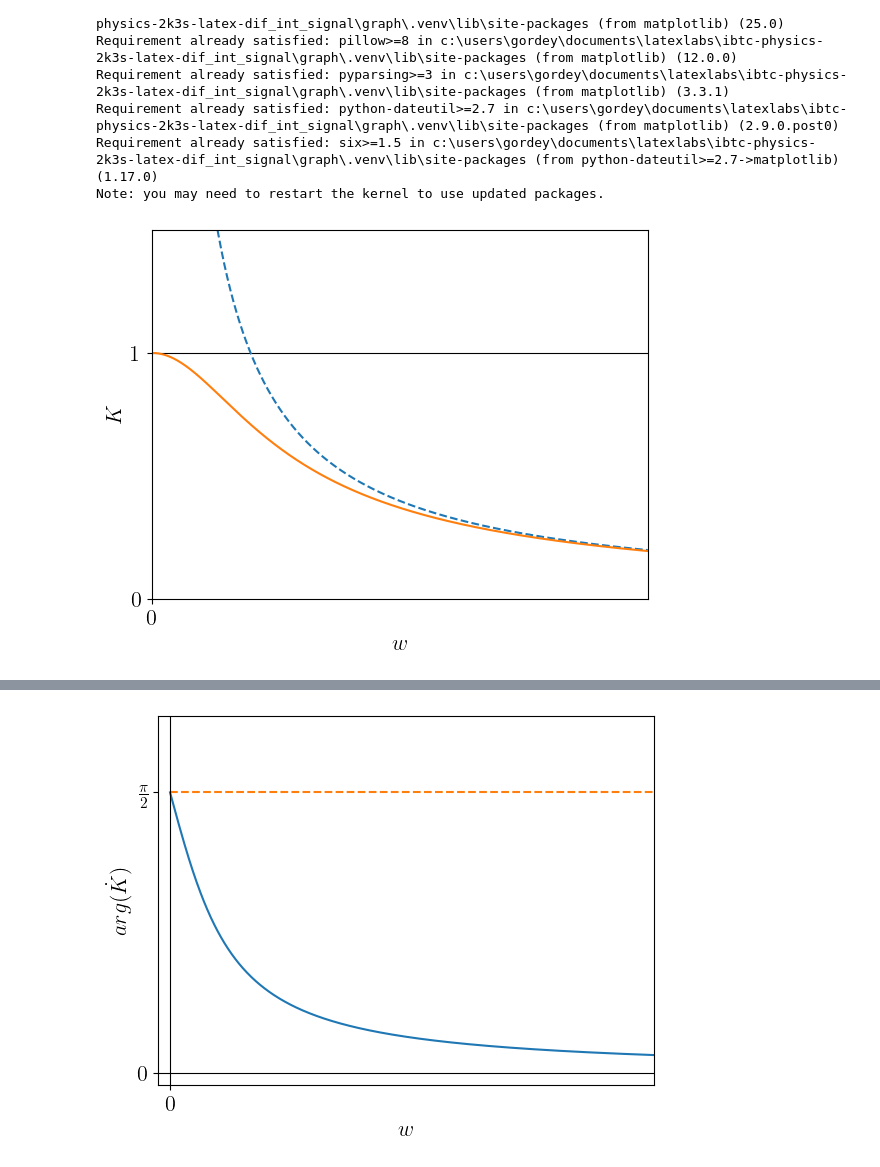
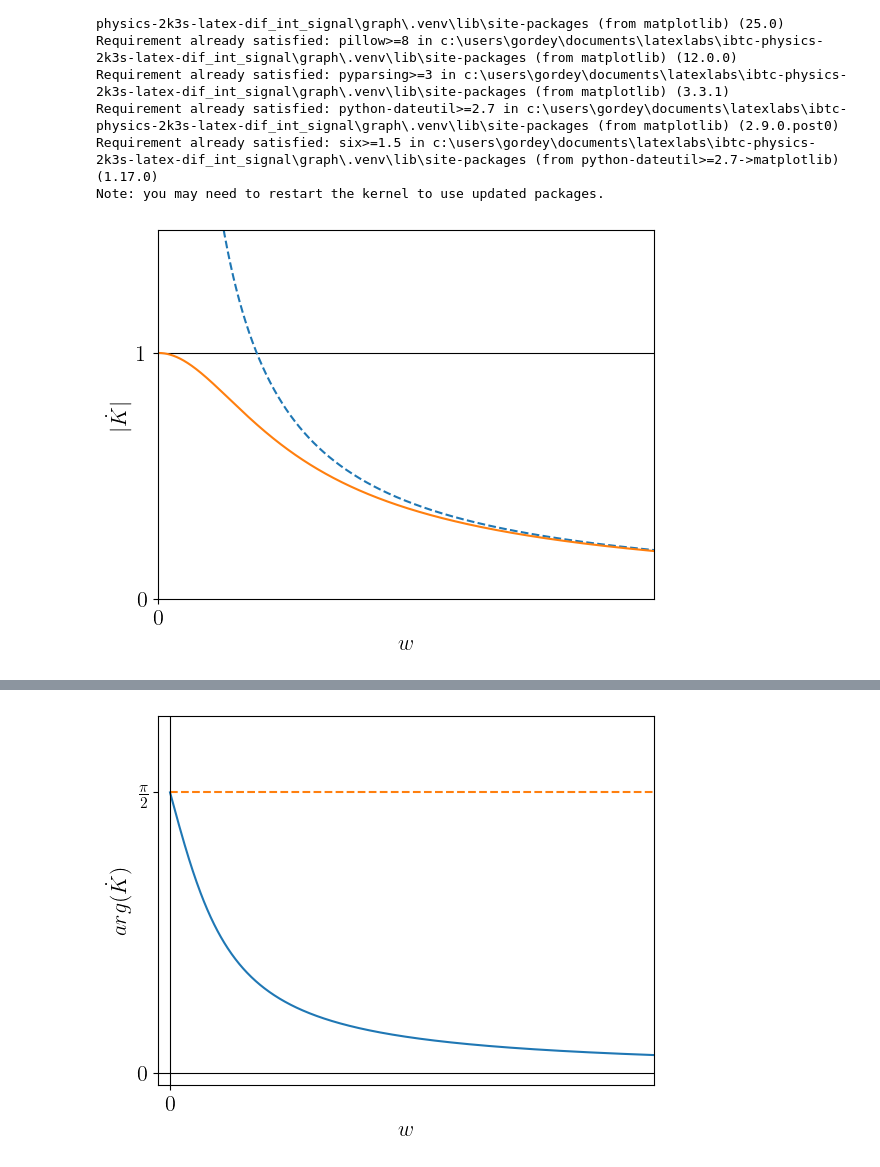
Before and after one commit to SerKin0/IBTC-physics-2k3s-latex-dif_int_signal, a Jupyter notebook: graph/charts/main.ipynb, the cells around one changed output, grey strips where cells are left out. Saved outputs shown, nothing was run; the diff lists cells and outputs as text; code cells hidden in the pictures.

```diff
--- a/graph/charts/main.ipynb
+++ b/graph/charts/main.ipynb
@@ -32,24 +32,24 @@ def Phi(w):
 # %%
 w = np.linspace(0, 0.1, 1000)
 x = np.linspace(0.0001, 0.1, 1000)
 y_k = [K(w_) for w_ in w]
 y_w = [1 / (w_ * C * R) for w_ in x]
 
 plt.ylim(0, 1.5)
 plt.xlim(0, 0.1)
 
 plt.plot([0, 0.2], [1, 1], linewidth='0.8', color='black')
 plt.plot(w, y_w, linestyle='dashed')
 plt.plot(x, y_k)
 
 plt.yticks([0, 1], ['0', '1'])
 plt.xticks([0],[0])
 plt.xlabel('$w$')
-plt.ylabel('$K$')
+plt.ylabel('$| \dot K|$')
 
 plt.savefig('1.pdf', dpi=300, transparent=True)
 # %% [output]
-[figure, old version]
+[figure, new version]
 # %%
 w = np.linspace(0, 1, 1000)
 
```
Also changed, not shown: parts of 2 cells of this notebook.
